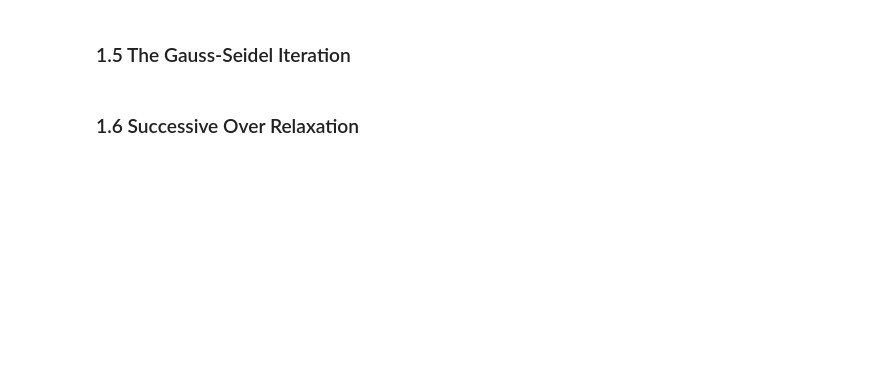
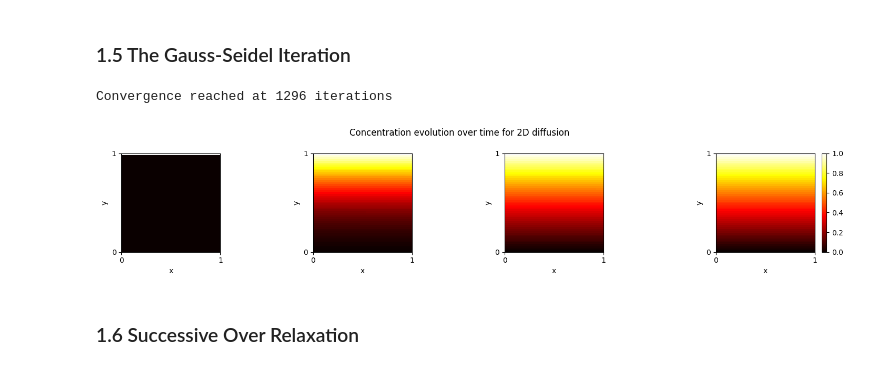
Before and after one commit to shreyaraghavendra/scientific-computing-group2, a Jupyter notebook: set1.ipynb, the cells around one changed output. Drawn from its saved outputs; the diff is of its cells as text; code cells hidden in the pictures; blank space fills up the shorter version.

```diff
--- a/set1.ipynb
+++ b/set1.ipynb
@@ -336,31 +361,62 @@ def simulate_2D_diffusion_gauss_seidel(x_0, epsilon = 10e-5):
     :param epsilon: The convergence criterion.
     """
     time_steps = 3000
-    c = x_0
+
+    c = init_concentration_matrix_2d(len(x_0), len(x_0))
+    c[:,:] = x_0 # Initial condition at t=0
 
     saved_matrices = []
-    saved_matrices.append(c)
+    saved_matrices.append(c.copy())
 
-    for k in range(1, len(time_steps)):
+    for k in range(1, time_steps):
         c_old = c.copy()
         # Perform Gauss-Seidel iteration
-        for i in range(1, c.shape[0] - 1):
-            for j in range(1, c.shape[1] - 1):
-                c[i, j] = 0.25 * (c[i+1, j] + c[i-1, j] + c[i, j+1] + c[i, j-1])
+        for i in range(1, c.shape[0] - 1):  # Skip the first and last rows which are boundary conditions
+            for j in range(c.shape[1]):
+                jp = (j + 1) % c.shape[1]  # If at the end, wrap to the beginning
+                jm = (j - 1) % c.shape[1]  # If at the beginning, wrap to the end
+
+                # Update the concentration based on neighboring points with periodic boundaries
+                c[i, j] = 0.25 * (c[i+1, j] + c[i-1, j] + c[i, jp] + c[i, jm])
 
         if k % 10 == 0:  # Save every 10 iterations
-            saved_matrices.append(c)
+            saved_matrices.append(c.copy())
 
         # Check for convergence
         delta = np.max(np.abs(c - c_old))
         if delta < epsilon:
             print(f"Convergence reached at {k} iterations")
             break
-        if k == len(time_steps)-1:
+        if k == time_steps-1:
             print(f"No convergence after max time steps {time_steps} and {k} iterations")
             break
 
     return saved_matrices, c
+# %%
+gauss, cg = simulate_2D_diffusion_gauss_seidel(x_0.T)
+
+x = np.linspace(0, L, N+1)
+y = np.linspace(0, L, N+1)
+X, Y = np.meshgrid(x, y)
+
+fig, ax = plt.subplots(nrows=1, ncols=4, figsize=(15, 3))
+
+for i, idx in enumerate([0,50,100,129]):
+    im = ax[i].imshow(gauss[idx], cmap='hot', interpolation='nearest', origin='lower', extent=[0, L, 0, L])
+    ax[i].set_xlabel('x')
+    ax[i].set_ylabel('y')
+    ax[i].set_xticks([0, L])
+    ax[i].set_yticks([0, L])
+
+# Add a colorbar to the last axis in the subplot
+fig.colorbar(im, ax=ax[-1], fraction=0.046, pad=0.04)
+
+fig.suptitle('Concentration evolution over time for 2D diffusion', fontsize=12)
+plt.tight_layout()
+plt.show()
+# %% [output]
+Convergence reached at 1296 iterations
+[figure, added]
 # %% [markdown]
 ### 1.6 Successive Over Relaxation
 # %%
```
Also changed, not shown: parts of 11 cells of this notebook.
